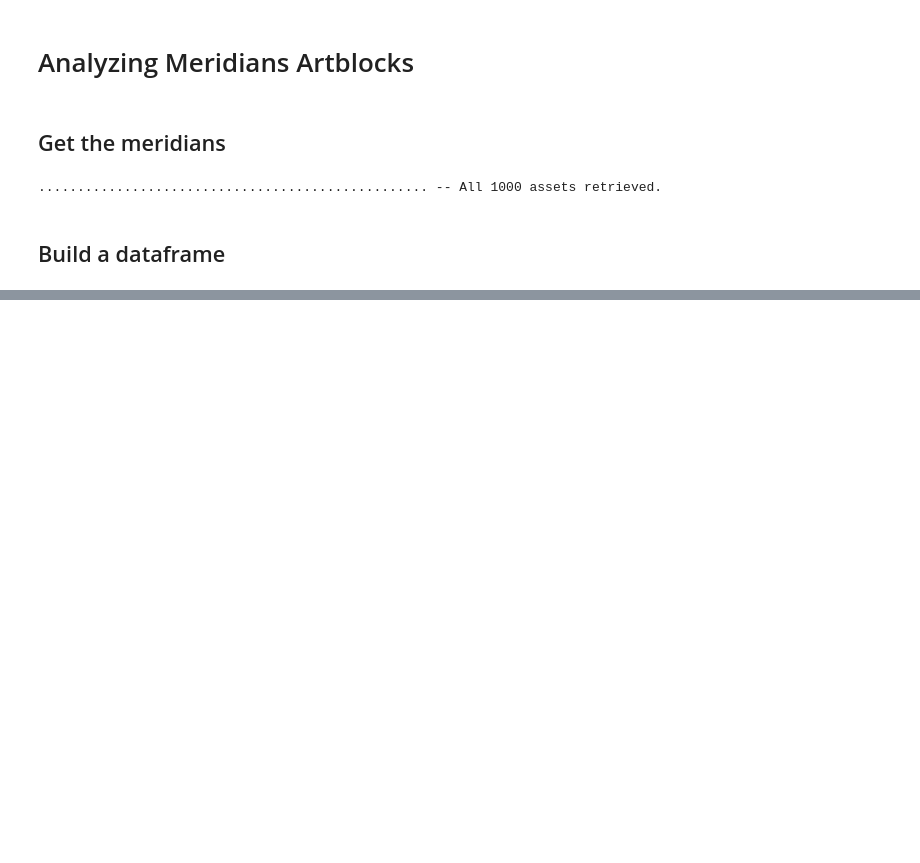
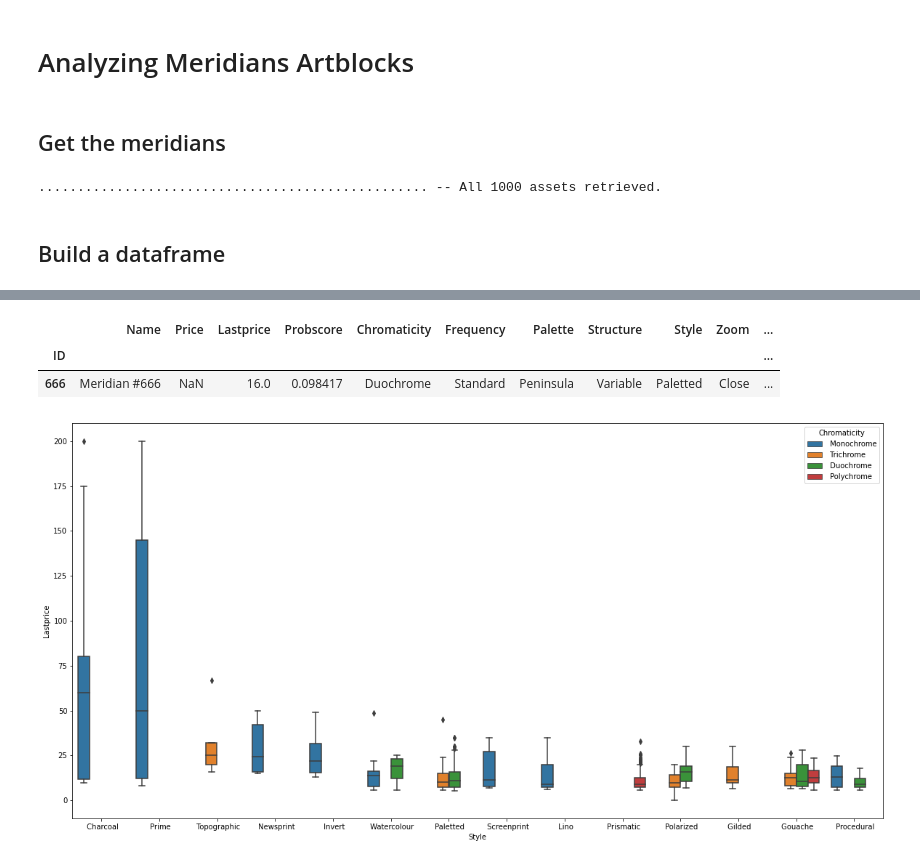
Before and after one commit to ymyke/niftylytics, a Jupyter notebook: meridians.ipynb, the cells around one changed output, grey strips where cells are left out. Drawn from its saved outputs; the diff is of its cells as text; code cells hidden in the pictures; blank space fills up the shorter version.

```diff
--- a/meridians.ipynb
+++ b/meridians.ipynb
@@ -107,10 +120,14 @@ df
 # %%
 import matplotlib.pyplot as plt
 import seaborn as sns
 plt.rcParams["figure.figsize"] = (20, 10)
 pd.set_option("display.max_columns", None)
 pd.plotting.register_matplotlib_converters()
 
-sns.boxplot(x=df["style"], y=df.lastprice, hue=df["chromaticity"])
-df.groupby("style").nunique()
-df[df.name == "Meridian #666"]
+sns.boxplot(x=df.Style, y=df.Lastprice, hue=df.Chromaticity)
+df.groupby("Style").nunique()
+# %% [output]
+|  | Name | Price | Lastprice | Probscore | Chromaticity | Frequency | Palette | Structure | Style | Zoom | ... |
+| ID |  |  |  |  |  |  |  |  |  |  | ... |
+| 666 | Meridian #666 | NaN | 16.0 | 0.098417 | Duochrome | Standard | Peninsula | Variable | Paletted | Close | ... |
+[figure, added]
```
Also changed, not shown: parts of 8 cells of this notebook.
